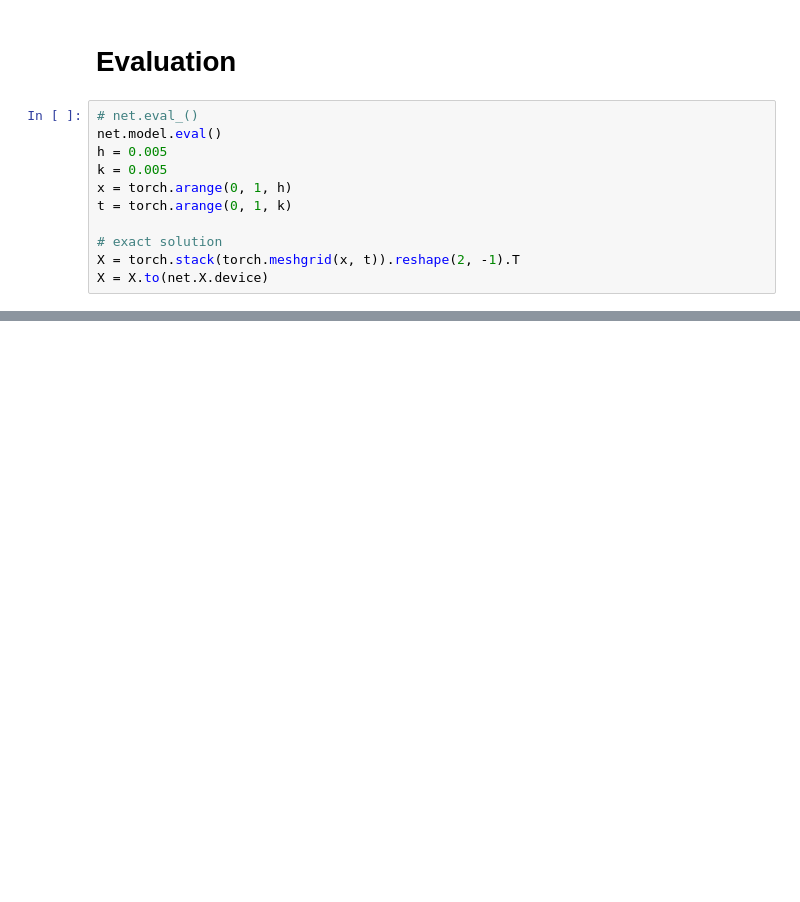
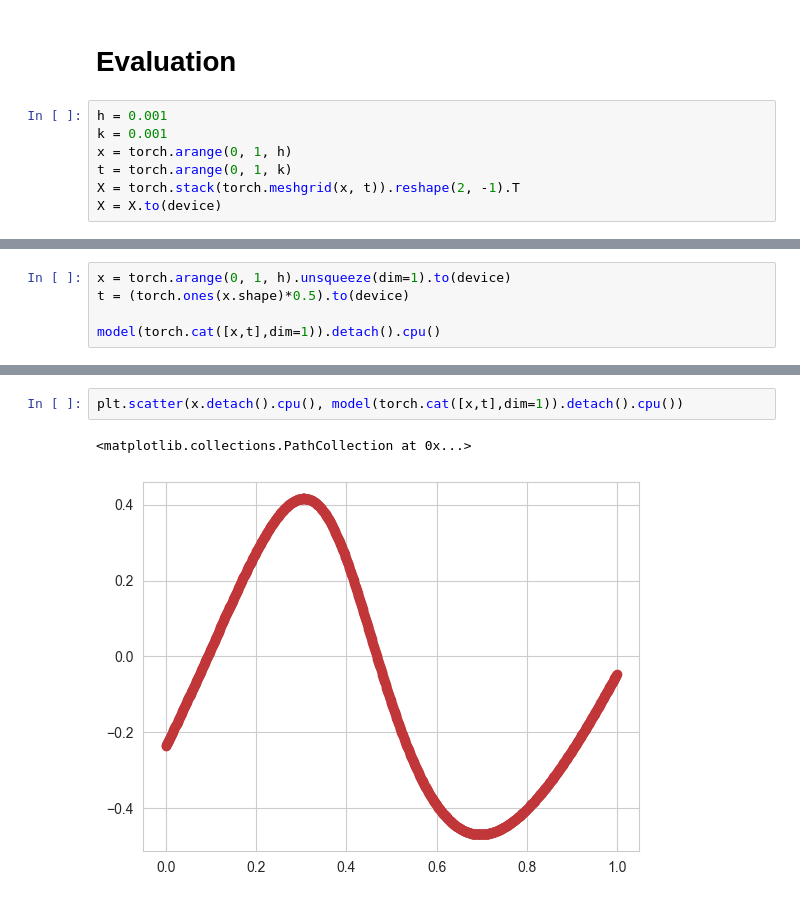
Before and after one commit to DURUII/Replica-PINNs, a Jupyter notebook: Wave Equation/Wave.ipynb, the cells around one changed output, grey strips where cells are left out. Saved outputs shown, nothing was run; the diff lists cells and outputs as text; blank space fills up the shorter version.

```diff
--- a/Wave Equation/Wave.ipynb
+++ b/Wave Equation/Wave.ipynb
@@ -174,13 +255,9 @@ KeyboardInterrupt:
 # %% [markdown]
 # Evaluation
 # %%
-# net.eval_()
-net.model.eval()
-h = 0.005
-k = 0.005
+h = 0.001
+k = 0.001
 x = torch.arange(0, 1, h)
 t = torch.arange(0, 1, k)
-
-# exact solution
 X = torch.stack(torch.meshgrid(x, t)).reshape(2, -1).T
-X = X.to(net.X.device)
+X = X.to(device)
@@ -197,0 +290,5 @@ plt.show()
+# %%
+x = torch.arange(0, 1, h).unsqueeze(dim=1).to(device)
+t = (torch.ones(x.shape)*0.5).to(device)
+
+model(torch.cat([x,t],dim=1)).detach().cpu()
@@ -197,0 +313,5 @@ plt.show()
+# %%
+plt.scatter(x.detach().cpu(), model(torch.cat([x,t],dim=1)).detach().cpu())
+# %% [output]
+<matplotlib.collections.PathCollection at 0x...>
+[figure, added]
```
Also changed, not shown: parts of 14 cells of this notebook.
